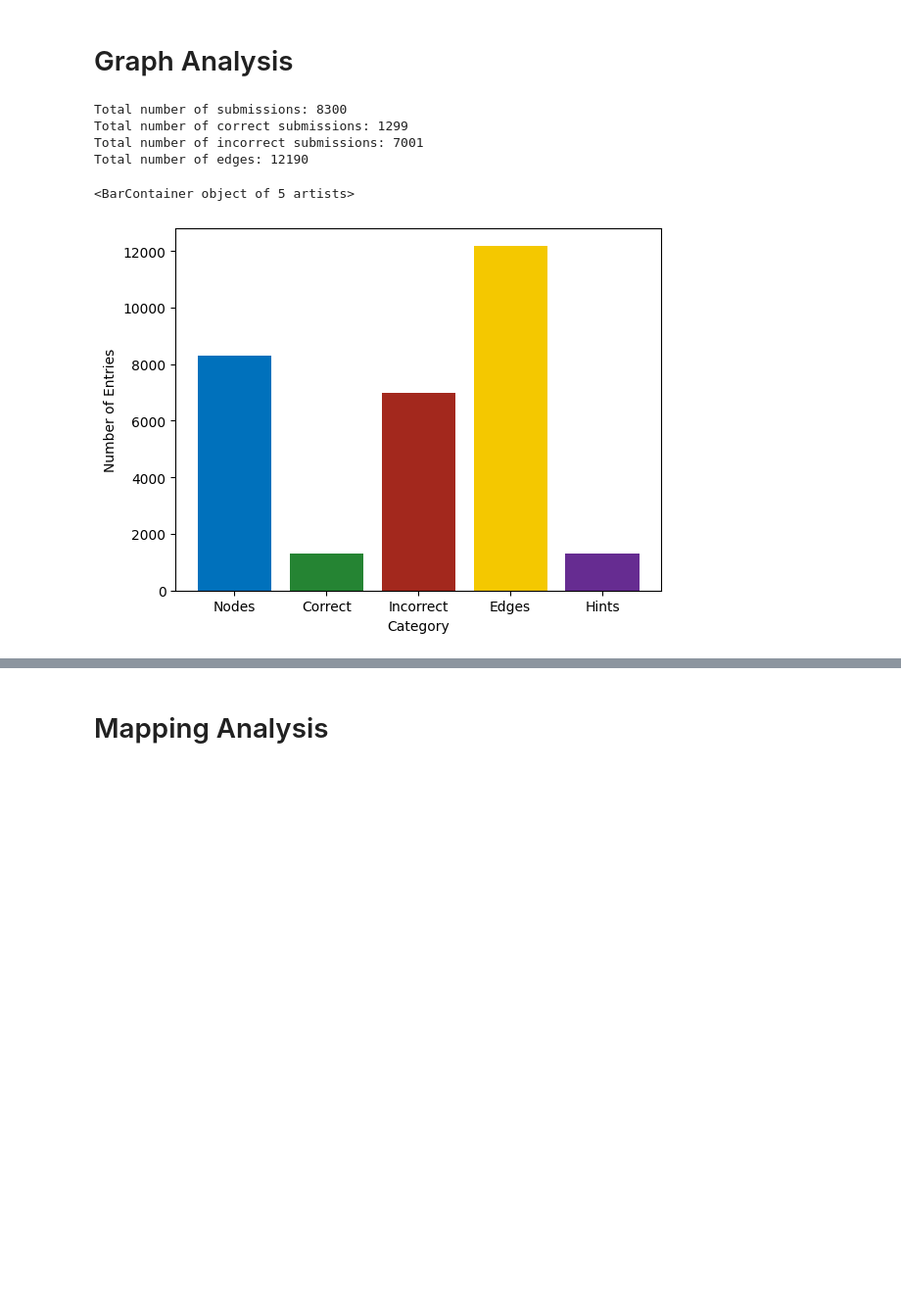
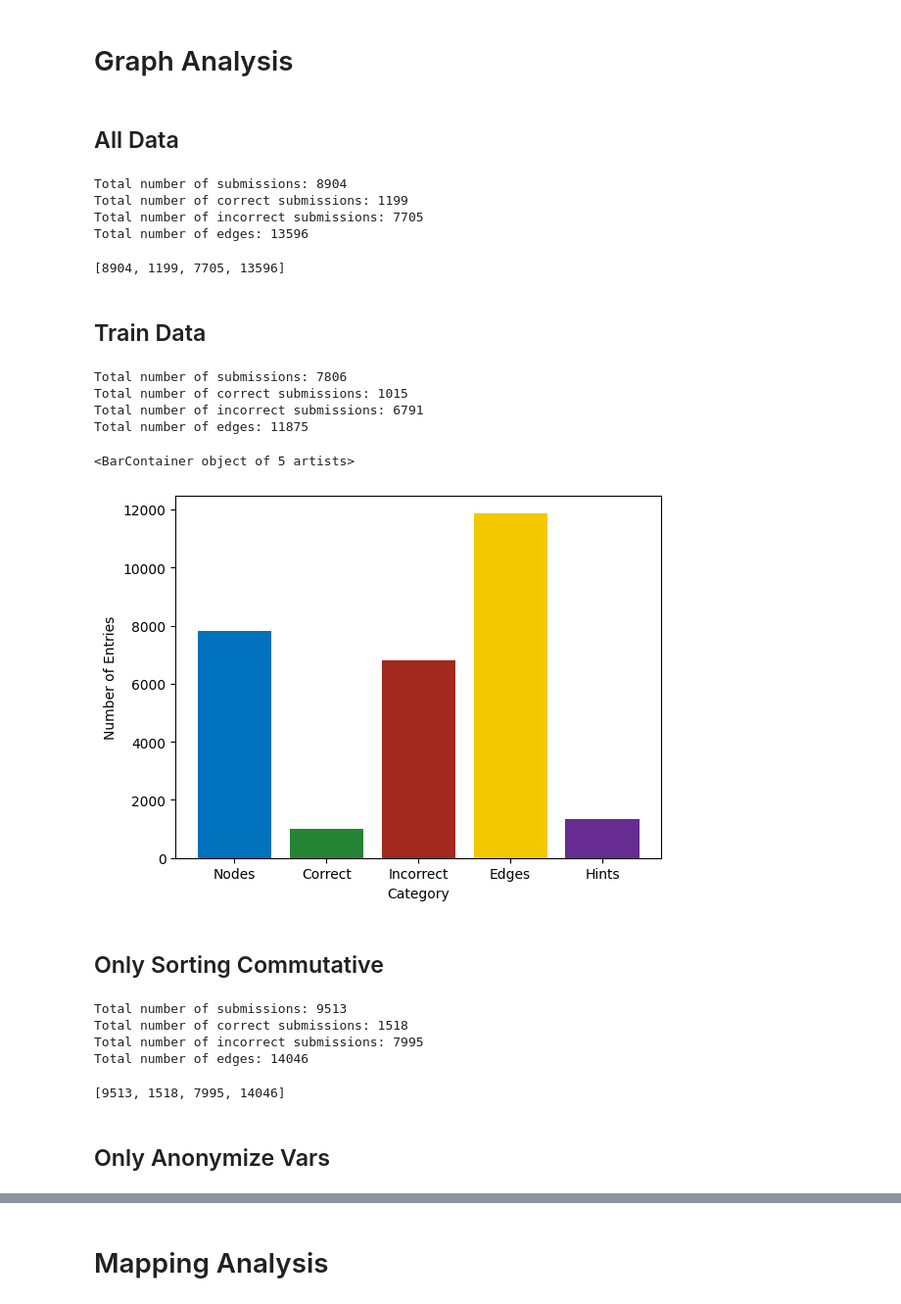
Before and after one commit to anaines14/HiGenA, a Jupyter notebook: data/data_analysis.ipynb, the cells around one changed output, grey strips where cells are left out. Shown at 98% size. Saved outputs shown, nothing was run; the diff lists cells and outputs as text; code cells hidden in the pictures; blank space fills up the shorter version.

```diff
--- a/data/data_analysis.ipynb
+++ b/data/data_analysis.ipynb
@@ -247,22 +250,49 @@ def analyzeGraphAnalytics(df):
     print("Total number of incorrect submissions: " + str(total_incorrect))
     print("Total number of edges: " + str(total_edges))
 
-PATH = "./evaluation/"
+    return [total_submissions, total_correct, total_incorrect, total_edges]
+
+PATH = "./evaluation/graph_stats/"
+# %% [markdown]
+## All Data
 # %%
-df = importGraphAnalytics(PATH + "graph_statistics.csv")
+df = importGraphAnalytics(PATH + "all.csv")
 analyzeGraphAnalytics(df)
 # %% [output]
-Total number of submissions: 8300
-Total number of correct submissions: 1299
-Total number of incorrect submissions: 7001
-Total number of edges: 12190
+Total number of submissions: 8904
+Total number of correct submissions: 1199
+Total number of incorrect submissions: 7705
+Total number of edges: 13596
+[8904, 1199, 7705, 13596]
+# %% [markdown]
+## Train Data
 # %%
-data = [8300, 1299, 7001, 12190, 1323]
+df = importGraphAnalytics(PATH + "train.csv")
+data = analyzeGraphAnalytics(df)
+
+data += [1346]
 labels = ["Nodes", "Correct", "Incorrect", "Edges", "Hints"]
 
 plt.ylabel("Number of Entries")
 plt.xlabel("Category")
 plt.bar(labels, data, color=["#0071bc", "#258433", "#a3281d", "#f4c800", "#662c91"])
 # %% [output]
-<BarContainer object of 5 artists>
+Total number of submissions: 7806
+Total number of correct submissions: 1015
+Total number of incorrect submissions: 6791
+Total number of edges: 11875
+<BarContainer object of 5 artists>
-[figure, old version]
+[figure, new version]
+# %% [markdown]
+## Only Sorting Commutative
+# %%
+df = importGraphAnalytics(PATH + "only_sort.csv")
+analyzeGraphAnalytics(df)
+# %% [output]
+Total number of submissions: 9513
+Total number of correct submissions: 1518
+Total number of incorrect submissions: 7995
+Total number of edges: 14046
+[9513, 1518, 7995, 14046]
+# %% [markdown]
+## Only Anonymize Vars
```
Also changed, not shown: parts of 12 cells of this notebook, 3 other files.
